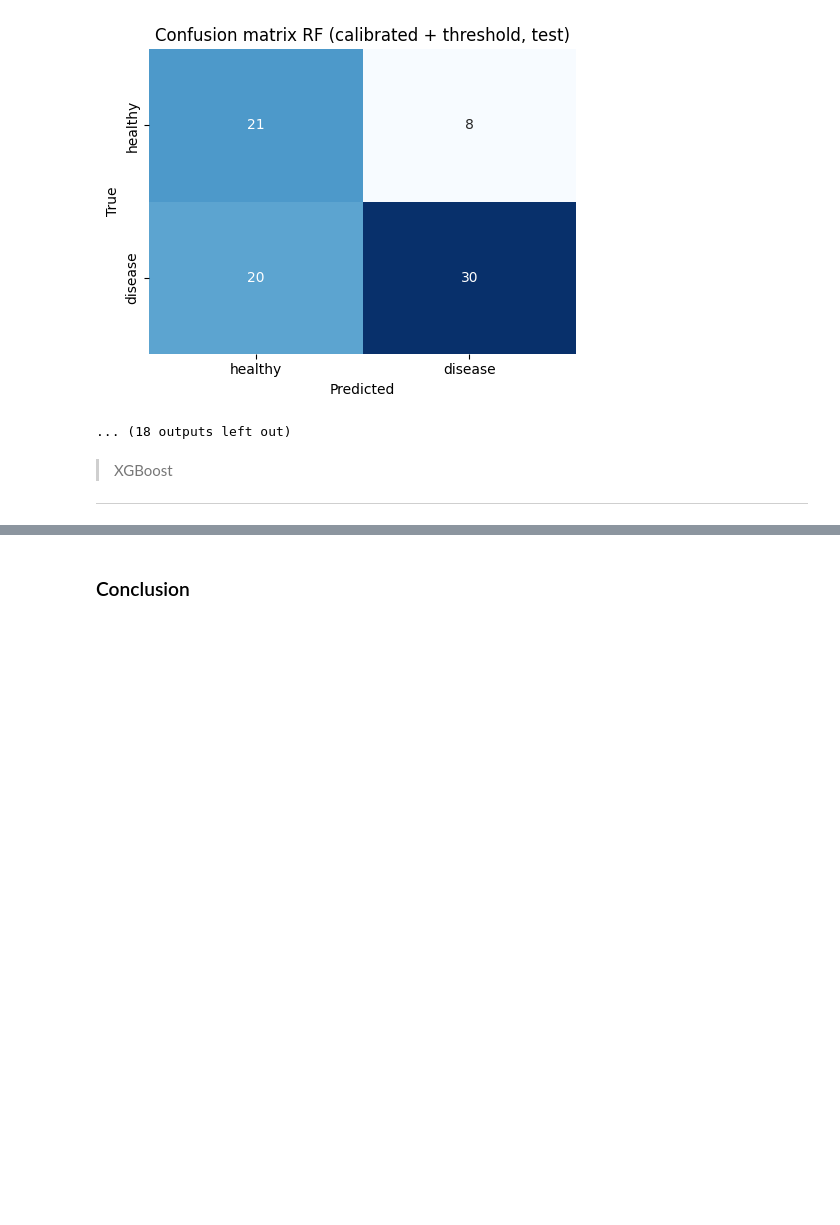
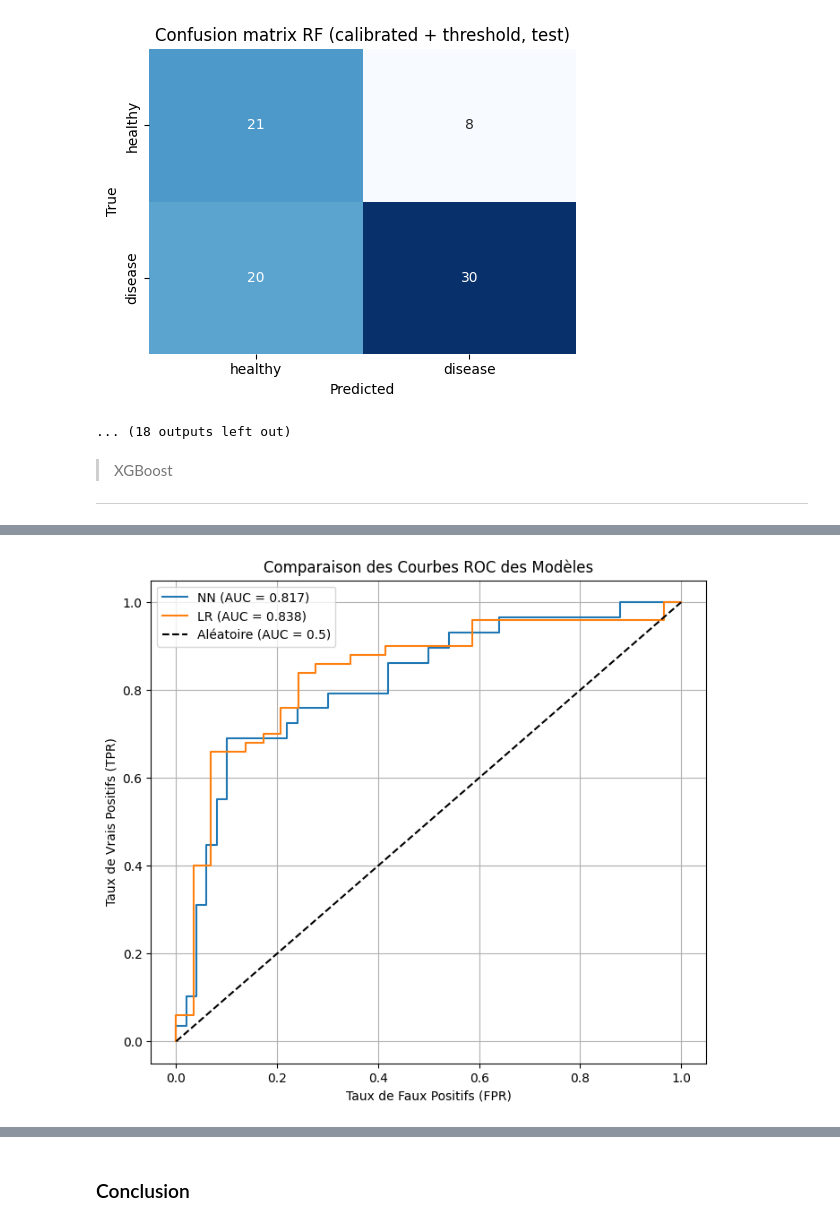
Before and after one commit to latall1017/MLB_PROJECT, a Jupyter notebook: Projet_MLB.ipynb, the cells around one changed output, grey strips where cells are left out. Cells and saved outputs as stored; diff of their text form; code cells hidden in the pictures; blank space fills up the shorter version.

```diff
--- a/Projet_MLB.ipynb
+++ b/Projet_MLB.ipynb
@@ -262,7 +256,7 @@ for red in [True,False] :
     results_lr = train_with_calibration("lr",X,y,reduction=red)
 
     # Stockage des résultats complets
-    all_results['LR'] = results_lr
+    all_results[f'LR_{red}'] = results_lr
 
     # Affectation de la ligne dans le dataframe
     report_df.loc[len(report_df)] = ["lr",
@@ -324,7 +338,7 @@ for red in [True,False] :
     results_rf = train_with_calibration("rf",X,y,reduction=red)
 
     # Stockage des résultats complets
-    all_results['RF'] = results_rf
+    all_results[f'RF_{red}'] = results_rf
 
     # Affectation de la ligne dans le dataframe
     report_df.loc[len(report_df)] = ["rf",
@@ -387,7 +401,7 @@ for red in [True,False] :
     results_xgb = train_with_calibration("xgb",X,y,reduction=red)
 
     # Stockage des résultats complets
-    all_results['XGB'] = results_xgb
+    all_results[f'XGB_{red}'] = results_xgb
 
     # Affectation de la ligne dans le dataframe
     report_df.loc[len(report_df)] = ["xgb",
@@ -443,18 +419,26 @@ weighted avg       0.40      0.63      0.49        79
 # %%
 ### Comparaison Inter-Modèles : Courbes ROC
 
+mod_accro = ["NN","LR","RF","XGB"]
+
+keys = list(all_results.keys())
+
 plt.figure(figsize=(8, 7))
-
-for model_name, results in all_results.items():
-    if results.get('fpr') is not None and results.get('tpr') is not None:
-        auc = results.get('auc_calibrated', 0.0)
-        plt.plot(results['fpr'], results['tpr'], label=f'{model_name} (AUC = {auc:.3f})')
+for accro in mod_accro :
+    selected_ones = [key for key in keys if (accro in key)]
+    if selected_ones  and len(selected_ones) == 2:
+        idx_max = pd.Series([all_results[selected_ones[0]]["auc_calibrated"],all_results[selected_ones[1]]["auc_calibrated"]]).idxmax()
+        results = all_results[selected_ones[idx_max]]
+        auc = results.get('auc_calibrated',0.0)
+        plt.plot(results['fpr'], results['tpr'], label=f'{accro} (AUC = {auc:.3f})')
 
 plt.plot([0, 1], [0, 1], 'k--', label='Aléatoire (AUC = 0.5)')
 plt.xlabel('Taux de Faux Positifs (FPR)')
 plt.ylabel('Taux de Vrais Positifs (TPR)')
 plt.title('Comparaison des Courbes ROC des Modèles')
 plt.legend()
 plt.grid(True)
 plt.savefig("model_comparison/roc_curves_comparison.png", bbox_inches='tight')
 plt.show()
+# %% [output]
+[figure, added]
```
Also changed, not shown: parts of 9 cells of this notebook, 27 other files.
